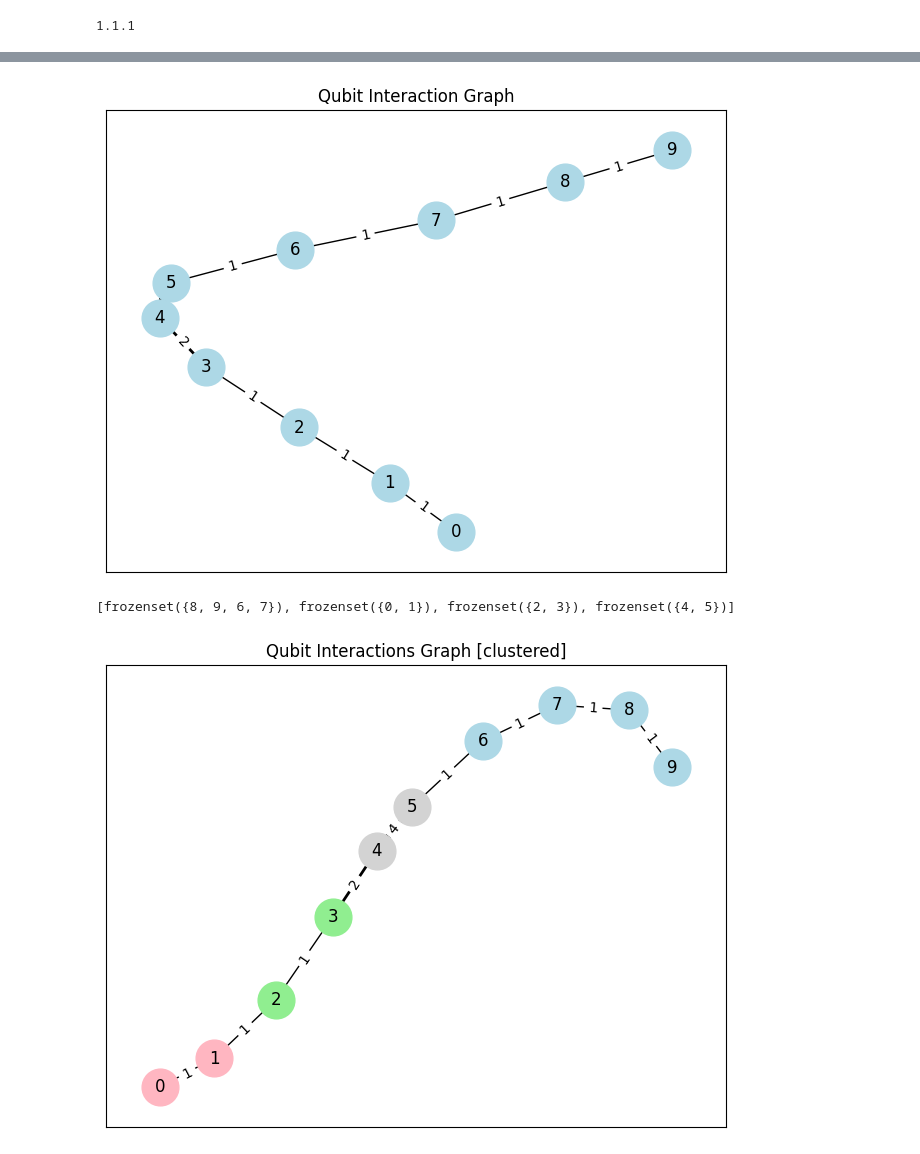
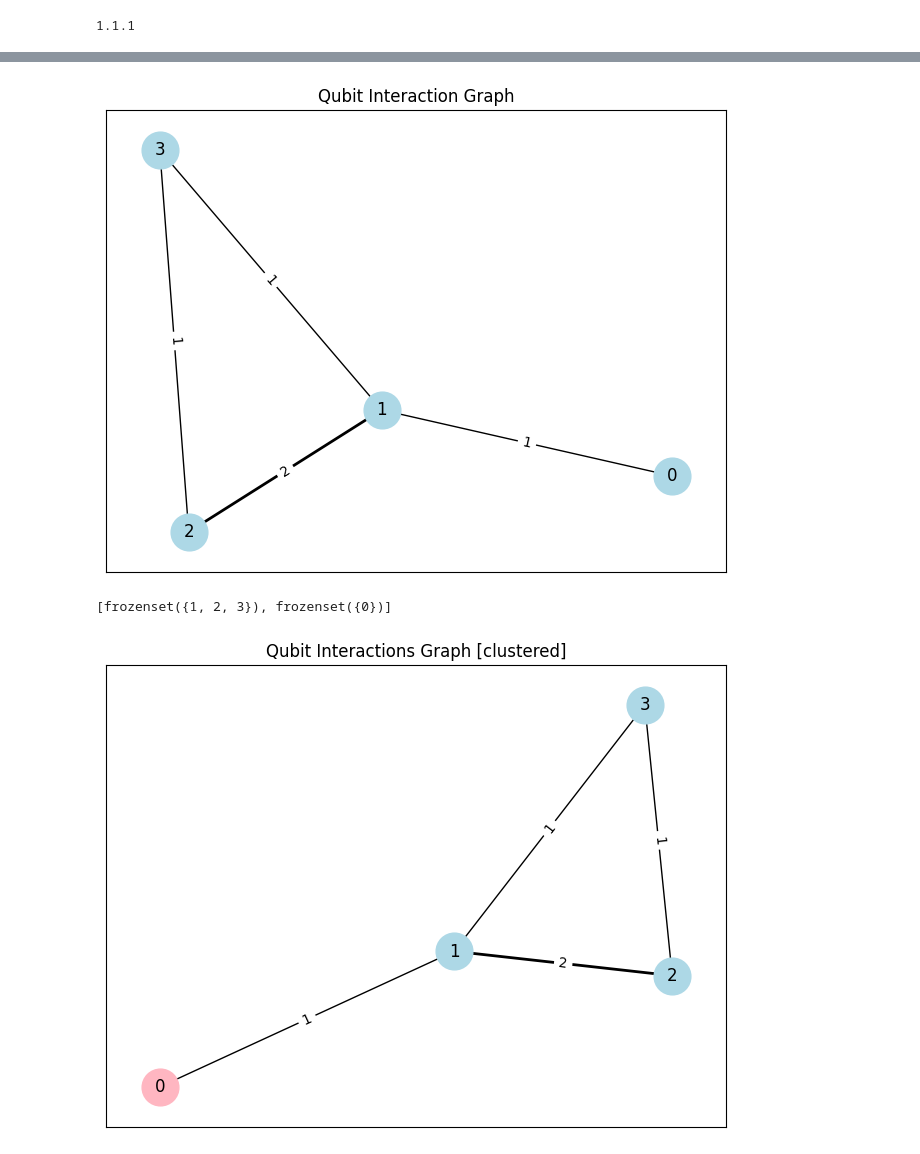
Before and after one commit to kandaurovnet/qiskit-ibm-hackathon-2024, a Jupyter notebook: TEAM-EIGHT.ipynb, the cells around one changed output, grey strips where cells are left out. Saved outputs shown, nothing was run; the diff lists cells and outputs as text; code cells hidden in the pictures.

Commit message:
Clustering

```diff
--- a/TEAM-EIGHT.ipynb
+++ b/TEAM-EIGHT.ipynb
@@ -50,3 +51,31 @@ q_8: ──■──┤ X ├─────────────────
      ┌─┴─┐└───┘
 q_9: ┤ X ├─────────────────────────
      └───┘
+# %%
+qubits = QuantumRegister(4)
+clbits = ClassicalRegister(4)
+circuit = QuantumCircuit(qubits, clbits)
+(q0, q1, q2, q3) = qubits
+(c0, c1, c2, c3) = clbits
+
+circuit.h(q1)
+circuit.cx(q1, q2)
+circuit.cx(q3, q2)
+circuit.measure(q2, c2)
+with circuit.if_test((0, 1)):
+    circuit.x(q1)
+    circuit.x(q2)
+circuit.cu(0, 0, 0, 0, [1], [0])
+circuit.h(q1)
+circuit.measure(q1, c1)
+with circuit.if_test((0, 1)):
+    circuit.z(q1)
+    circuit.x(q3)
+circuit.measure(q0, c0)
+
+print(circuit)
+
+#backend = AerSimulator()
+#result=backend.run(qc).result()
+#counts = result.get_counts()
+#print(counts)
@@ -120,33 +167,33 @@ G = create_qubit_interaction_graph(circuit)
 # Plot the graph
 plot_qubit_interaction_graph(G, "Qubit Interaction Graph")
 # %% [output]
-[figure, old version]
+[figure, new version]
 # %%
 # Step 2 -- Break down algorithm
 # Input: `circuit`.
 # Output: `distribution_map`.
 
 import networkx as nx
 from networkx.algorithms.community import greedy_modularity_communities
 from networkx.algorithms.community.quality import modularity
 from itertools import combinations
 import random
 
 def calculate_edge_cut(G, nodes1, nodes2):
     cut_value = 0
     for u in nodes1:
         for v in nodes2:
             if G.has_edge(u, v):
                 cut_value += G[u][v].get('weight')
     return cut_value
 
 def divide_graph(G, n):
     return list(greedy_modularity_communities(G, weight='weight', cutoff=n, best_n=n))
 
-clusters = divide_graph(G, 4)
+clusters = divide_graph(G, 2)
 print(clusters)
 
 plot_qubit_interaction_graph(G, "Qubit Interactions Graph [clustered]", clusters)
 # %% [output]
-[frozenset({8, 9, 6, 7}), frozenset({0, 1}), frozenset({2, 3}), frozenset({4, 5})]
+[frozenset({1, 2, 3}), frozenset({0})]
-[figure, old version]
+[figure, new version]
```
Also changed, not shown: parts of 3 cells of this notebook.
